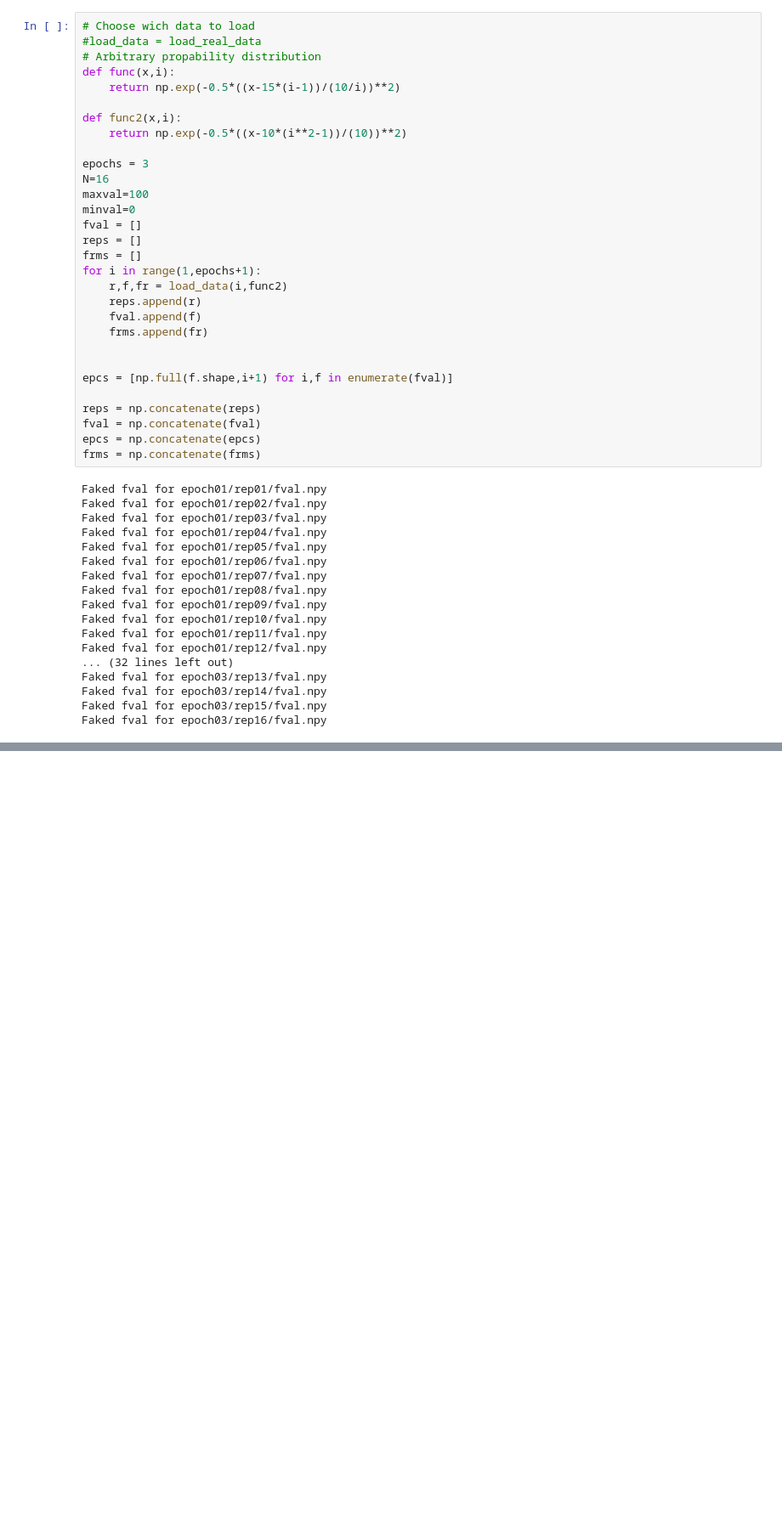
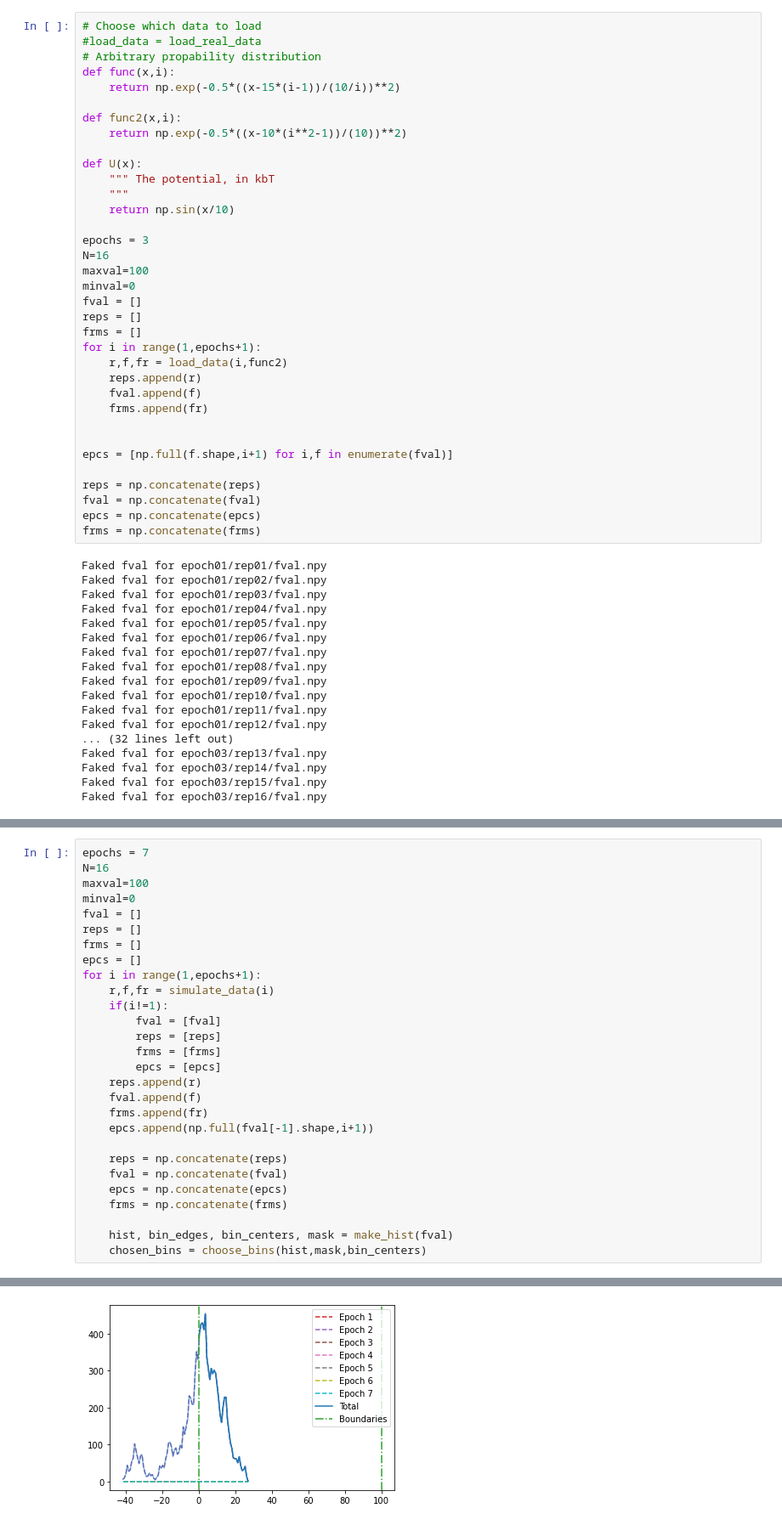
Before and after one commit to molecularmachinist/functional_sampling_tool, a Jupyter notebook: prod/epoch_starter_playground.ipynb, the cells around one changed output, grey strips where cells are left out. Shown at 85% size. Drawn from its saved outputs; the diff is of its cells as text; blank space fills up the shorter version.

```diff
--- a/prod/epoch_starter_playground.ipynb
+++ b/prod/epoch_starter_playground.ipynb
@@ -42,7 +43,7 @@ def load_data(epoch, f=np.sin):
 
     return np.concatenate(reps), np.concatenate(fval), np.concatenate(frms)
 # %%
-# Choose wich data to load
+# Choose which data to load
 #load_data = load_real_data
 # Arbitrary propability distribution
 def func(x,i):
@@ -50,6 +51,11 @@ def func(x,i):
 
 def func2(x,i):
     return np.exp(-0.5*((x-10*(i**2-1))/(10))**2)
+
+def U(x):
+    """ The potential, in kbT
+    """
+    return np.sin(x/10)
 
 epochs = 3
 N=16
@@ -378,0 +457,29 @@ plt.show()
+# %%
+epochs = 7
+N=16
+maxval=100
+minval=0
+fval = []
+reps = []
+frms = []
+epcs = []
+for i in range(1,epochs+1):
+    r,f,fr = simulate_data(i)
+    if(i!=1):
+        fval = [fval]
+        reps = [reps]
+        frms = [frms]
+        epcs = [epcs]
+    reps.append(r)
+    fval.append(f)
+    frms.append(fr)
+    epcs.append(np.full(fval[-1].shape,i+1))
+
+    reps = np.concatenate(reps)
+    fval = np.concatenate(fval)
+    epcs = np.concatenate(epcs)
+    frms = np.concatenate(frms)
+
+    hist, bin_edges, bin_centers, mask = make_hist(fval)
+    chosen_bins = choose_bins(hist,mask,bin_centers)
+# %% [output]
@@ -378,0 +488 @@ plt.show()
+[figure, added]
```
Also changed, not shown: parts of 8 cells of this notebook.
